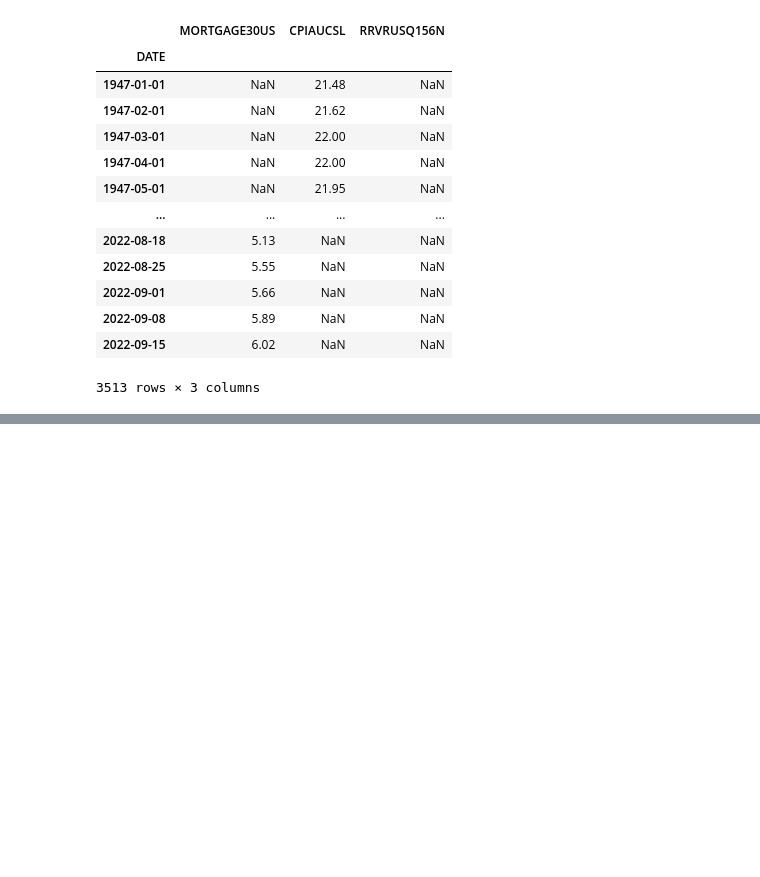
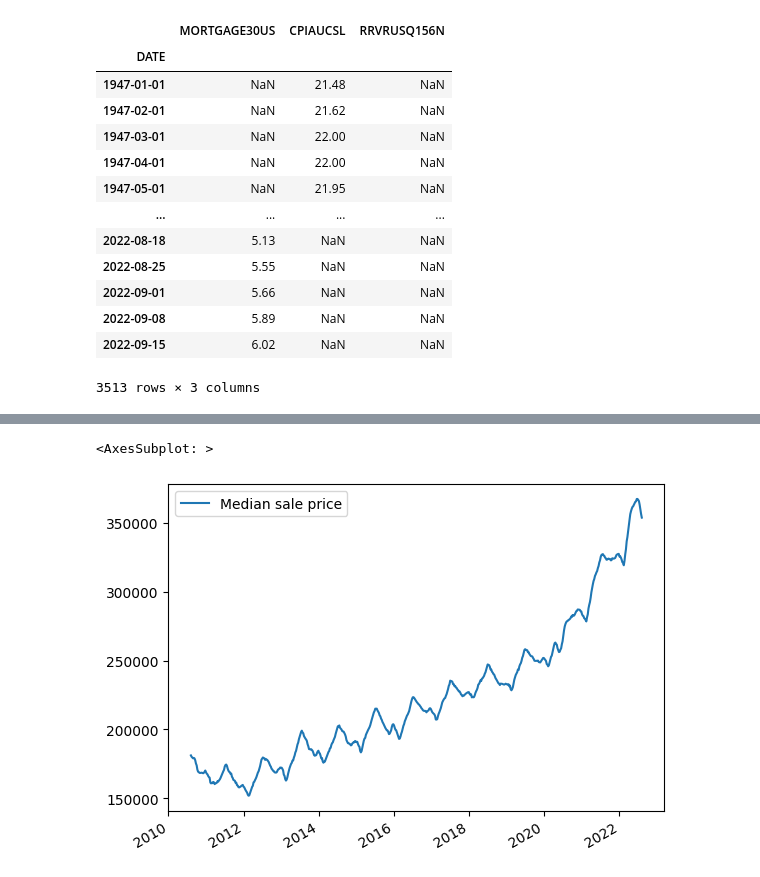
Before and after one commit to Oussamahajoui/US-house-prices-predictions, a Jupyter notebook: UShouseprices.ipynb, the cells around one changed output, grey strips where cells are left out. Cells and saved outputs as stored; diff of their text form; code cells hidden in the pictures; blank space fills up the shorter version.

```diff
--- a/UShouseprices.ipynb
+++ b/UShouseprices.ipynb
@@ -45,0 +171,5 @@ fed_data
+# %%
+#adding two days to Fed data, to have both datasets on same dates
+from datetime import timedelta
+
+fed_data.index = fed_data.index + timedelta(days=2)
@@ -45,0 +193,3 @@ fed_data
+# %%
+#merging tables into one
+price_data = fed_data.merge(price_data, left_index=True, right_index=True)
@@ -45,0 +213,3 @@ fed_data
+# %%
+#renaming columns
+price_data.columns = ["Interest", "CPI", "Vacancy Rate", "Median sale price", "Zillow valuation"]
@@ -45,0 +233,3 @@ fed_data
+# %%
+price_data["adj_price"] = price_data["Median sale price"] / price_data["CPI"] * 100
+price_data["adj_value"] = price_data["Zillow valuation"] / price_data["CPI"] * 100
@@ -45,0 +252,5 @@ fed_data
+# %%
+price_data.plot.line(y="Median sale price", use_index=True)
+# %% [output]
+<AxesSubplot: >
+[figure, added]
```
Also changed, not shown: parts of 34 cells of this notebook.
